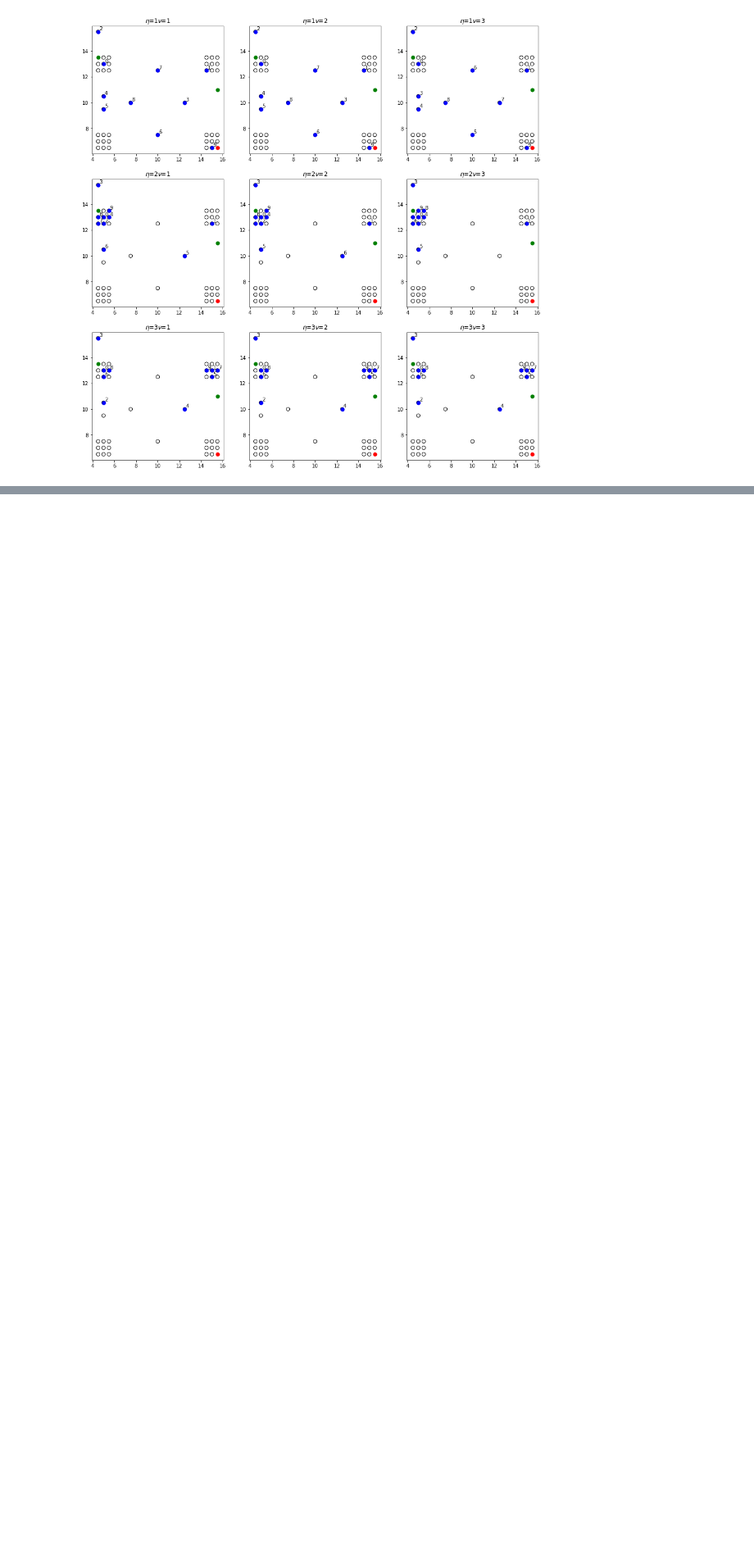
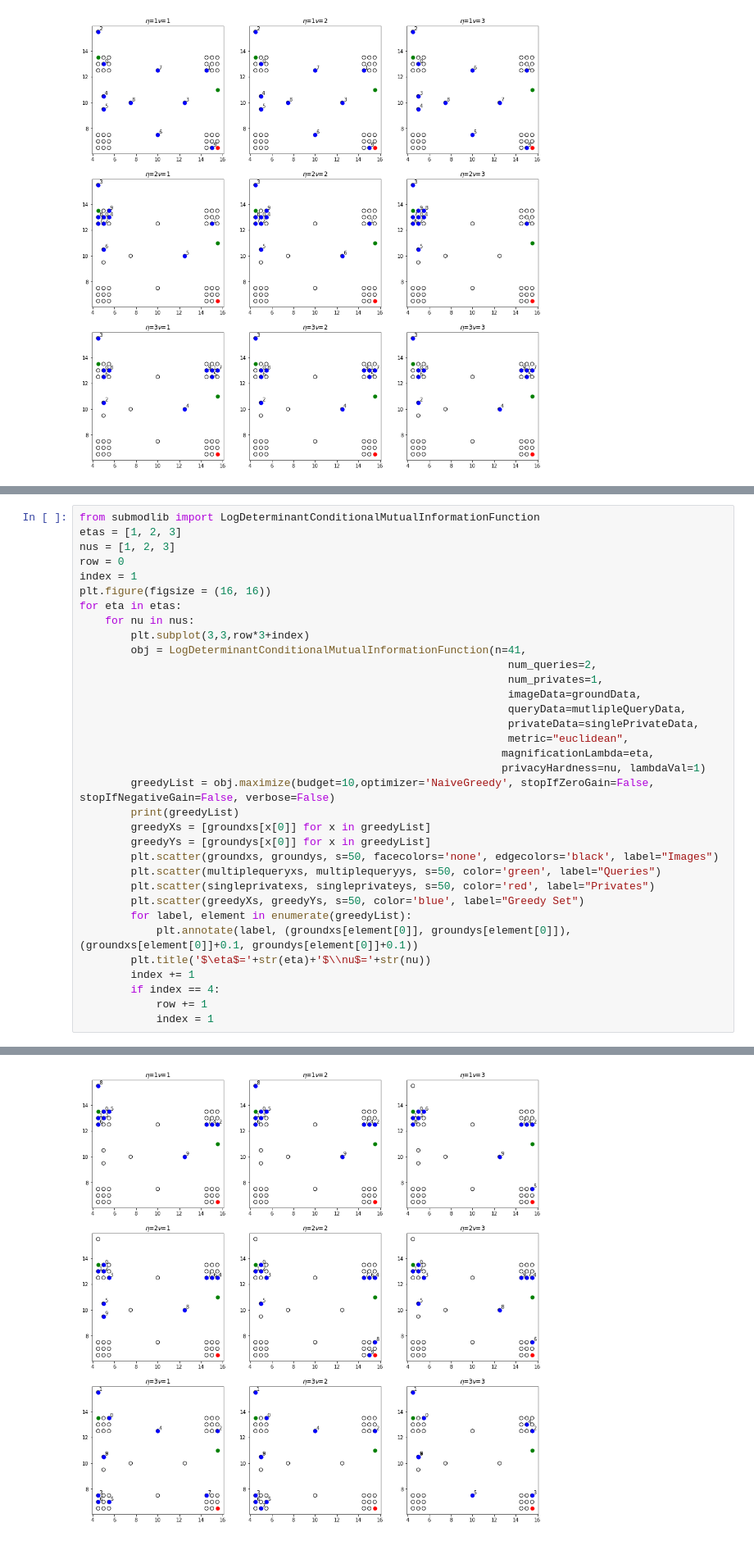
Before and after one commit to decile-team/submodlib, a Jupyter notebook: tutorials/Representational Power of Different Functions.ipynb, the cells around one changed output, grey strips where cells are left out. Shown at 82% size. Saved outputs shown, nothing was run; the diff lists cells and outputs as text; blank space fills up the shorter version.

```diff
--- a/tutorials/Representational Power of Different Functions.ipynb
+++ b/tutorials/Representational Power of Different Functions.ipynb
@@ -1539,0 +1542,35 @@ for eta in etas:
+# %%
+from submodlib import LogDeterminantConditionalMutualInformationFunction
+etas = [1, 2, 3]
+nus = [1, 2, 3]
+row = 0
+index = 1
+plt.figure(figsize = (16, 16))
+for eta in etas:
+    for nu in nus:
+        plt.subplot(3,3,row*3+index)
+        obj = LogDeterminantConditionalMutualInformationFunction(n=41,
+                                                                   num_queries=2,
+                                                                   num_privates=1,
+                                                                   imageData=groundData,
+                                                                   queryData=mutlipleQueryData,
+                                                                   privateData=singlePrivateData,
+                                                                   metric="euclidean",
+                                                                  magnificationLambda=eta,
+                                                                  privacyHardness=nu, lambdaVal=1)
+        greedyList = obj.maximize(budget=10,optimizer='NaiveGreedy', stopIfZeroGain=False, stopIfNegativeGain=False, verbose=False)
+        print(greedyList)
+        greedyXs = [groundxs[x[0]] for x in greedyList]
+        greedyYs = [groundys[x[0]] for x in greedyList]
+        plt.scatter(groundxs, groundys, s=50, facecolors='none', edgecolors='black', label="Images")
+        plt.scatter(multiplequeryxs, multiplequeryys, s=50, color='green', label="Queries")
+        plt.scatter(singleprivatexs, singleprivateys, s=50, color='red', label="Privates")
+        plt.scatter(greedyXs, greedyYs, s=50, color='blue', label="Greedy Set")
+        for label, element in enumerate(greedyList):
+            plt.annotate(label, (groundxs[element[0]], groundys[element[0]]), (groundxs[element[0]]+0.1, groundys[element[0]]+0.1))
+        plt.title('$\eta$='+str(eta)+'$\\nu$='+str(nu))
+        index += 1
+        if index == 4:
+            row += 1
+            index = 1
+# %% [output]
@@ -1539,0 +1586 @@ for eta in etas:
+[figure, added]
```
Also changed, not shown: parts of 2 cells of this notebook, 12 other files.
